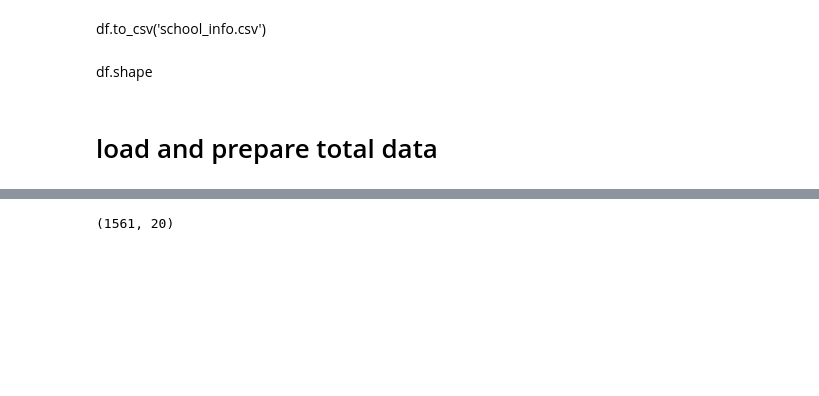
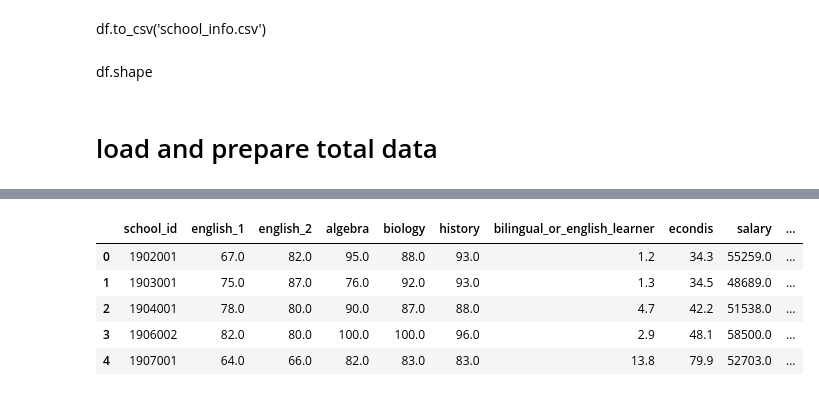
Before and after one commit to college-readiness-preds/capstone_readiness, a Jupyter notebook: Andy/prepare.ipynb, the cells around one changed output, grey strips where cells are left out. Saved outputs shown, nothing was run; the diff lists cells and outputs as text; code cells hidden in the pictures; blank space fills up the shorter version.

```diff
--- a/Andy/prepare.ipynb
+++ b/Andy/prepare.ipynb
@@ -98,4 +95,9 @@ df.head()
 # %%
-df.shape
+df.head()
 # %% [output]
-(1561, 20)
+|  | school_id | english_1 | english_2 | algebra | biology | history | bilingual_or_english_learner | econdis | salary | ... |
+| 0 | 1902001 | 67.0 | 82.0 | 95.0 | 88.0 | 93.0 | 1.2 | 34.3 | 55259.0 | ... |
+| 1 | 1903001 | 75.0 | 87.0 | 76.0 | 92.0 | 93.0 | 1.3 | 34.5 | 48689.0 | ... |
+| 2 | 1904001 | 78.0 | 80.0 | 90.0 | 87.0 | 88.0 | 4.7 | 42.2 | 51538.0 | ... |
+| 3 | 1906002 | 82.0 | 80.0 | 100.0 | 100.0 | 96.0 | 2.9 | 48.1 | 58500.0 | ... |
+| 4 | 1907001 | 64.0 | 66.0 | 82.0 | 83.0 | 83.0 | 13.8 | 79.9 | 52703.0 | ... |
```
Also changed, not shown: parts of 16 cells of this notebook, 1 other file.
